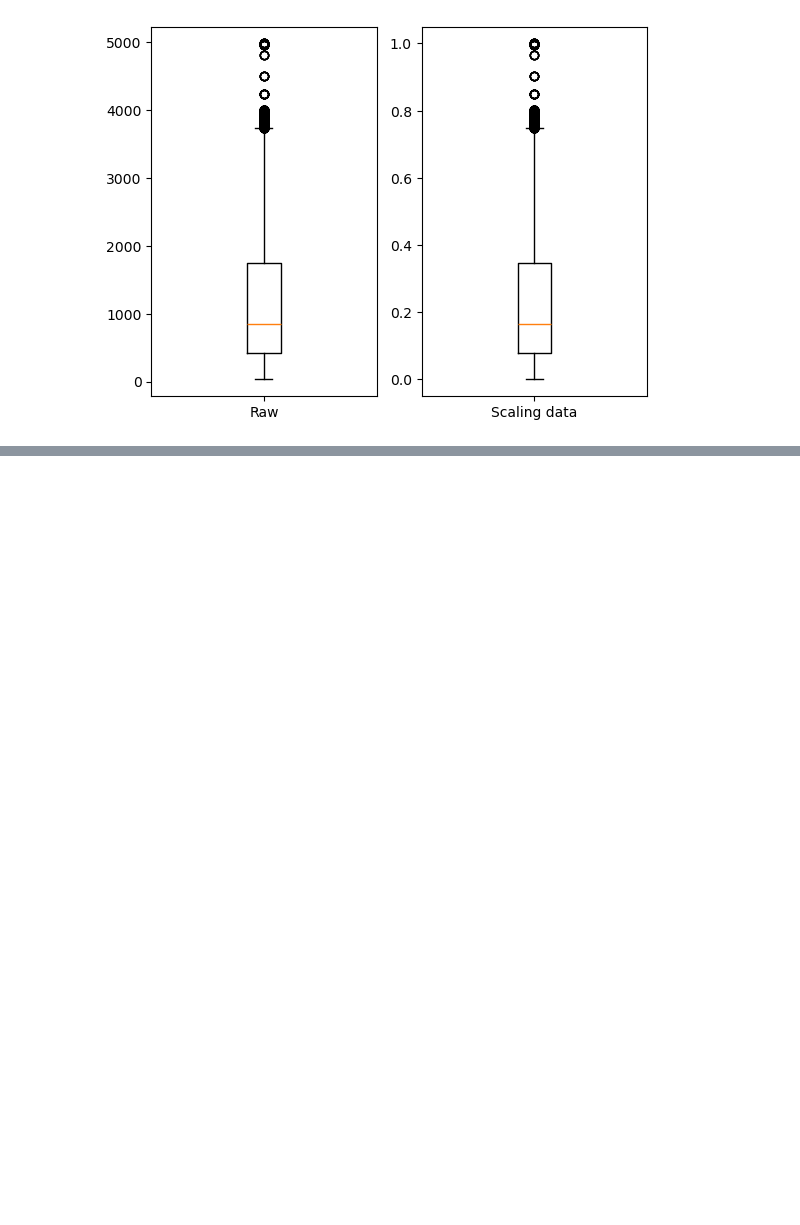
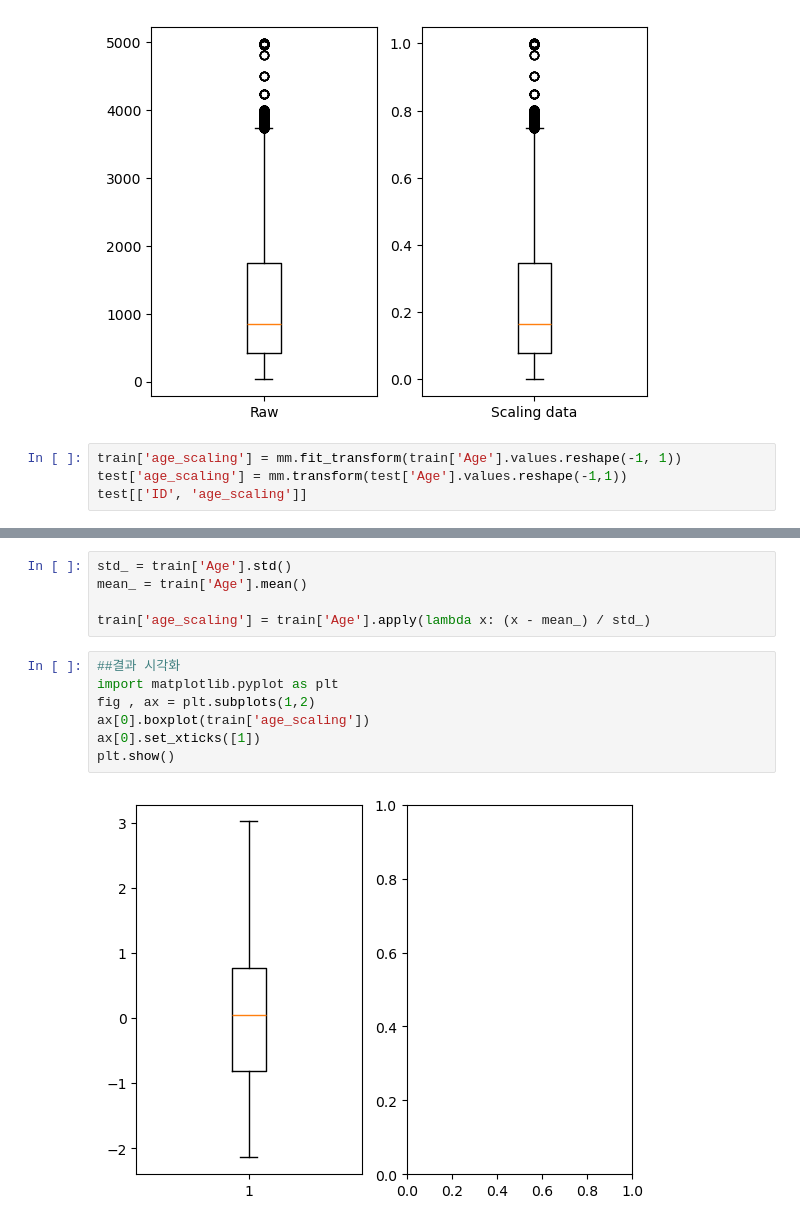
Before and after one commit to jhlee9462/BigDataAnaysisLiscence, a Jupyter notebook: 2-tutorial/data_preprocessing1.ipynb, the cells around one changed output, grey strips where cells are left out. Cells and saved outputs as stored; diff of their text form; blank space fills up the shorter version.

```diff
--- a/2-tutorial/2-1.ipynb
+++ b/2-tutorial/data_preprocessing1.ipynb
@@ -49,3 +49,7 @@ ax[1].set_xticklabels(['Scaling data'])
 plt.show()
 # %% [output]
 [figure]
+# %%
+train['age_scaling'] = mm.fit_transform(train['Age'].values.reshape(-1, 1))
+test['age_scaling'] = mm.transform(test['Age'].values.reshape(-1,1))
+test[['ID', 'age_scaling']]
@@ -51,0 +70,14 @@ plt.show()
+# %%
+std_ = train['Age'].std()
+mean_ = train['Age'].mean()
+
+train['age_scaling'] = train['Age'].apply(lambda x: (x - mean_) / std_)
+# %%
+##결과 시각화
+import matplotlib.pyplot as plt
+fig , ax = plt.subplots(1,2)
+ax[0].boxplot(train['age_scaling'])
+ax[0].set_xticks([1])
+plt.show()
+# %% [output]
+[figure, added]
```
Also changed, not shown: parts of 3 cells of this notebook, 4 other files.
